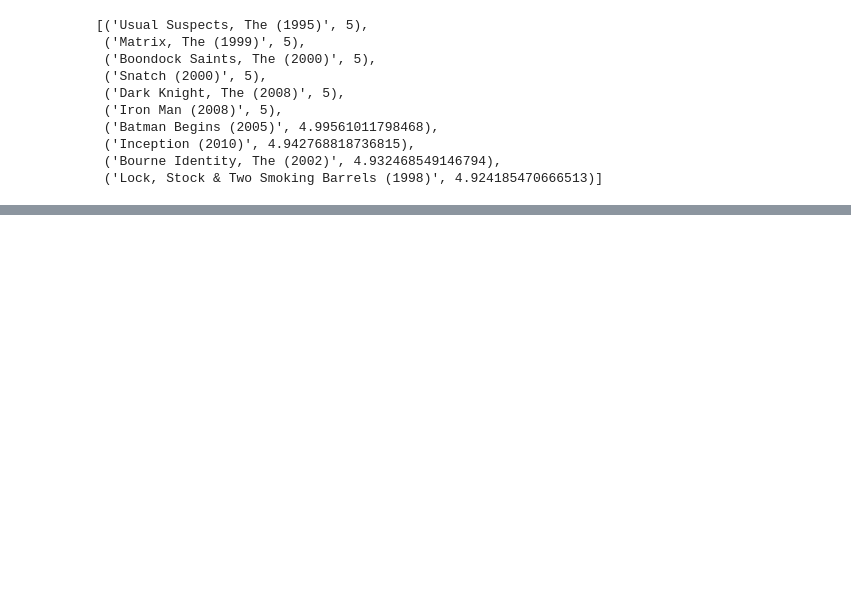
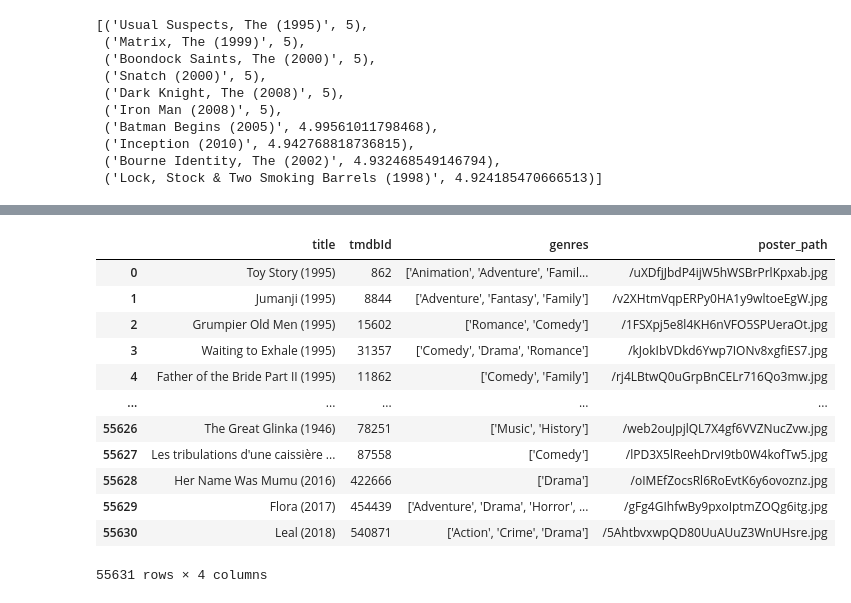
Before and after one commit to abhishek-jana/Movie-Recommendation-System, a Jupyter notebook: research/make_recommendation.ipynb, the cells around one changed output, grey strips where cells are left out. Drawn from its saved outputs; the diff is of its cells as text; code cells hidden in the pictures; blank space fills up the shorter version.

```diff
--- a/research/make_recommendation.ipynb
+++ b/research/make_recommendation.ipynb
@@ -342,0 +389,16 @@ make_reco.recommend_similar_movie_user(user_id = 42, movie = 'Avengers, The (201
+# %%
+movies_df[['title','tmdbId','genres','poster_path']]
+# %% [output]
+|  | title | tmdbId | genres | poster_path |
+| 0 | Toy Story (1995) | 862 | ['Animation', 'Adventure', 'Famil... | /uXDfjJbdP4ijW5hWSBrPrlKpxab.jpg |
+| 1 | Jumanji (1995) | 8844 | ['Adventure', 'Fantasy', 'Family'] | /v2XHtmVqpERPy0HA1y9wltoeEgW.jpg |
+| 2 | Grumpier Old Men (1995) | 15602 | ['Romance', 'Comedy'] | /1FSXpj5e8l4KH6nVFO5SPUeraOt.jpg |
+| 3 | Waiting to Exhale (1995) | 31357 | ['Comedy', 'Drama', 'Romance'] | /kJokIbVDkd6Ywp7IONv8xgfiES7.jpg |
+| 4 | Father of the Bride Part II (1995) | 11862 | ['Comedy', 'Family'] | /rj4LBtwQ0uGrpBnCELr716Qo3mw.jpg |
+| ... | ... | ... | ... | ... |
+| 55626 | The Great Glinka (1946) | 78251 | ['Music', 'History'] | /web2ouJpjlQL7X4gf6VVZNucZvw.jpg |
+| 55627 | Les tribulations d'une caissière ... | 87558 | ['Comedy'] | /lPD3X5lReehDrvI9tb0W4kofTw5.jpg |
+| 55628 | Her Name Was Mumu (2016) | 422666 | ['Drama'] | /oIMEfZocsRl6RoEvtK6y6ovoznz.jpg |
+| 55629 | Flora (2017) | 454439 | ['Adventure', 'Drama', 'Horror', ... | /gFg4GIhfwBy9pxoIptmZOQg6itg.jpg |
+| 55630 | Leal (2018) | 540871 | ['Action', 'Crime', 'Drama'] | /5AhtbvxwpQD80UuAUuZ3WnUHsre.jpg |
+55631 rows × 4 columns
```
Also changed, not shown: parts of 16 cells of this notebook, 1 other file.
